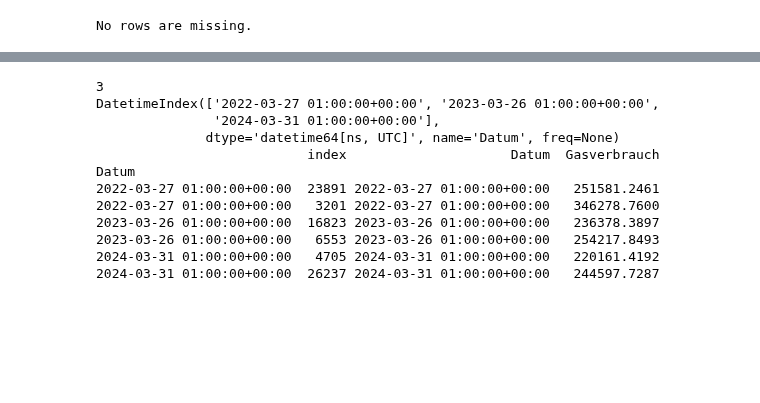
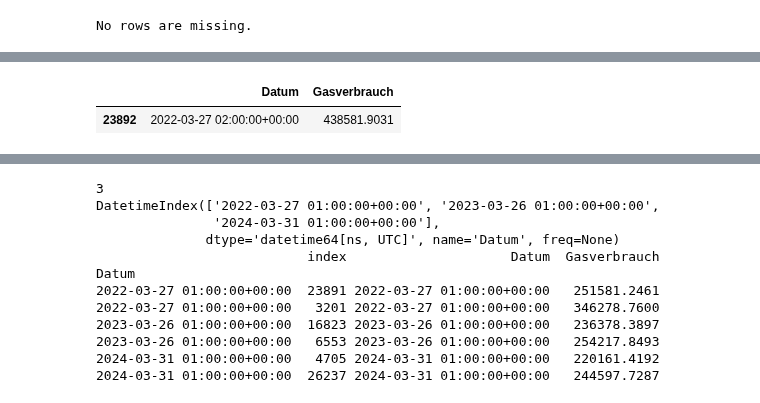
Before and after one commit to joejoejoejor/Its-Wekk, a Jupyter notebook: 4 - Data/Final_Data/Wetter_Gas_Cleaning.ipynb, the cells around one changed output, grey strips where cells are left out. Saved outputs shown, nothing was run; the diff lists cells and outputs as text; code cells hidden in the pictures; blank space fills up the shorter version.

```diff
--- a/4 - Data/Final_Data/Wetter_Gas_Cleaning.ipynb
+++ b/4 - Data/Final_Data/Wetter_Gas_Cleaning.ipynb
@@ -100,0 +114,6 @@ Gas_full = pd.read_csv("./Gasverbrauch_im_Versorgungsgebiet_der_IWB.csv", sep=';
+# %%
+Gas_full.head()
+
+print(Gas_full[Gas_full["Datum"] == "2022-03-27 00:00:00+00:00"])
+Gas_full[Gas_full["Datum"] == "2022-03-27 02:00:00+00:00"]
+# %% [output]
@@ -100,0 +122,2 @@ Gas_full = pd.read_csv("./Gasverbrauch_im_Versorgungsgebiet_der_IWB.csv", sep=';
+|  | Datum | Gasverbrauch |
+| 23892 | 2022-03-27 02:00:00+00:00 | 438581.9031 |
```
Also changed, not shown: parts of 19 cells of this notebook, 3 other files.
